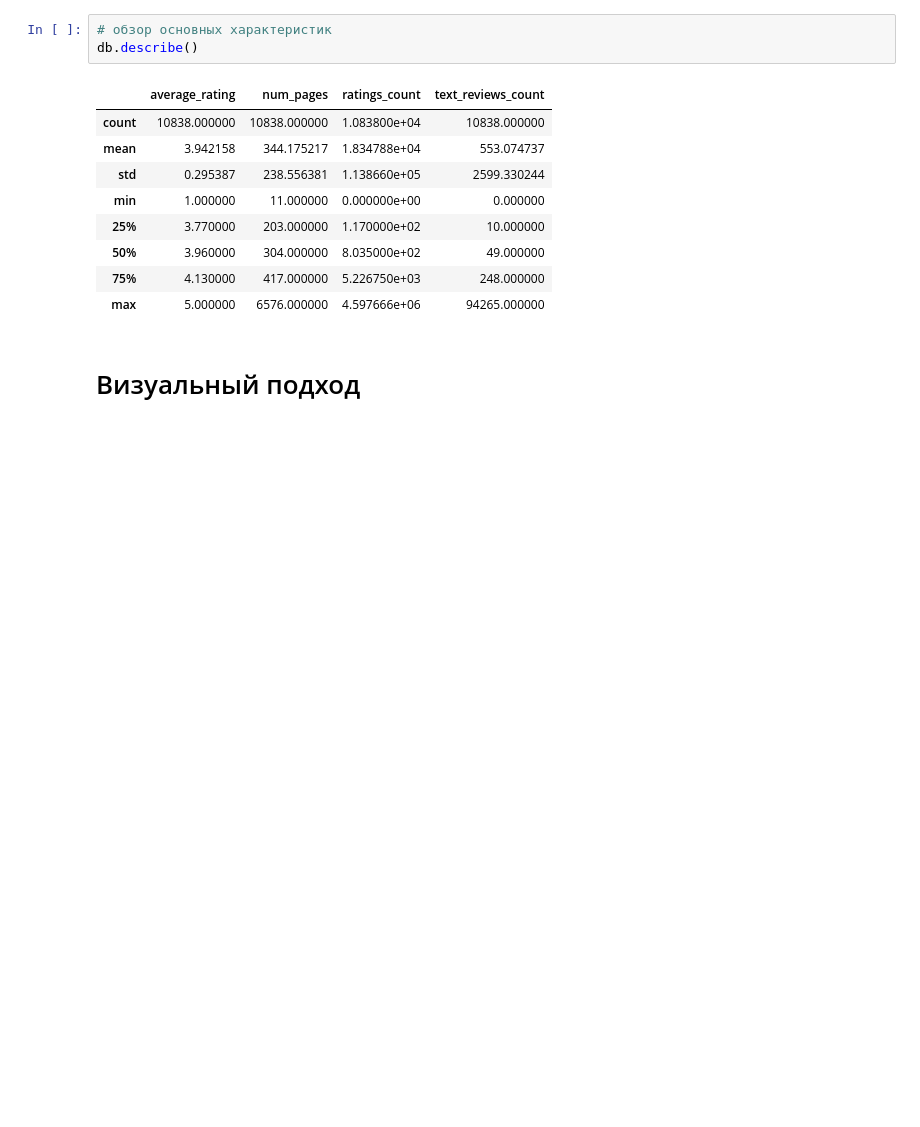
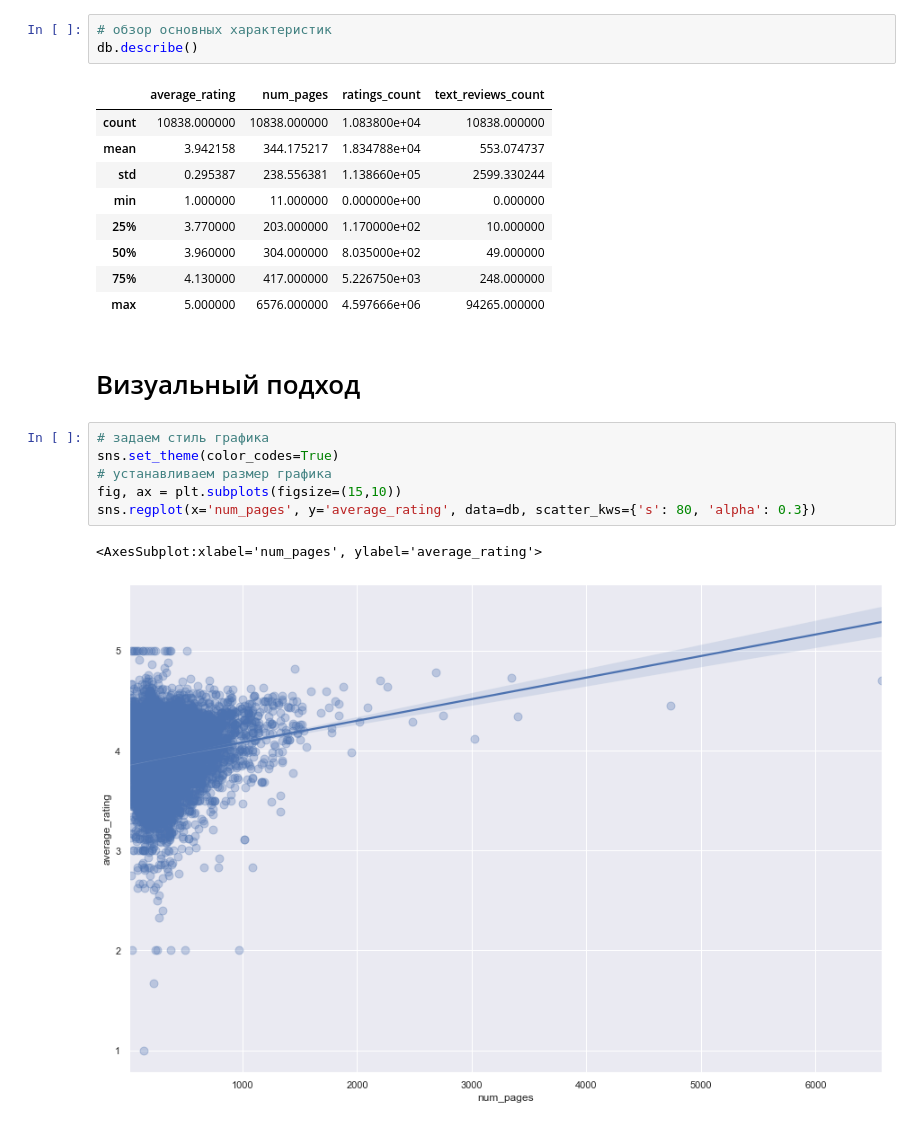
Before and after one commit to anastasiaaam/goodreads, a Jupyter notebook: goodreads_3.ipynb, the cells around one changed output. Drawn from its saved outputs; the diff is of its cells as text; blank space fills up the shorter version.

Commit message:
visual approach

```diff
--- a/goodreads_3.ipynb
+++ b/goodreads_3.ipynb
@@ -96,3 +78,12 @@ db.describe()
 | max | 5.000000 | 6576.000000 | 4.597666e+06 | 94265.000000 |
 # %% [markdown]
 # Визуальный подход
+# %%
+# задаем стиль графика
+sns.set_theme(color_codes=True)
+# устанавливаем размер графика
+fig, ax = plt.subplots(figsize=(15,10))
+sns.regplot(x='num_pages', y='average_rating', data=db, scatter_kws={'s': 80, 'alpha': 0.3})
+# %% [output]
+<AxesSubplot:xlabel='num_pages', ylabel='average_rating'>
+[figure, added]
```
Also changed, not shown: parts of 3 cells of this notebook.
